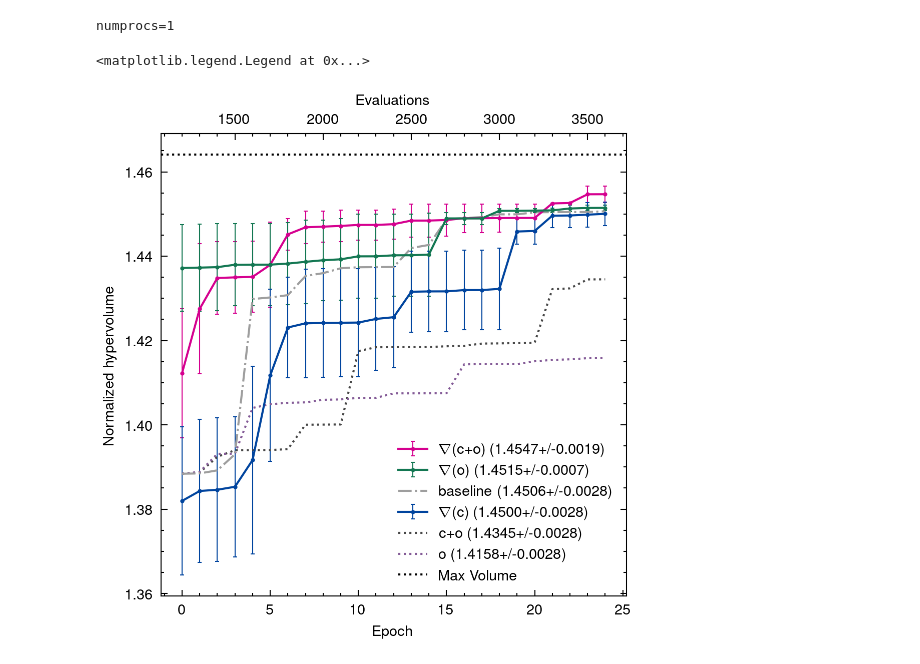
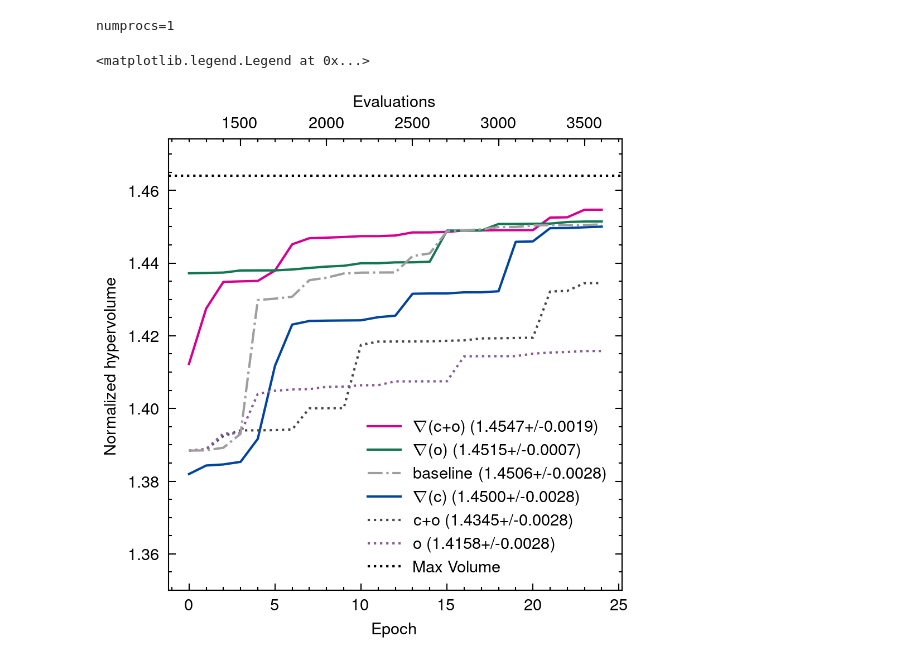
Before and after one commit to GazzolaLab/MultiObjectiveSurrogateOptimization, a Jupyter notebook: figure3.ipynb, the cells around one changed output. Drawn from its saved outputs; the diff is of its cells as text; code cells hidden in the pictures.

Commit message:
Improve visualization

```diff
--- a/figure3.ipynb
+++ b/figure3.ipynb
@@ -695,7 +723,7 @@ stash("figure3-bs_hvs", bs_hvs)
 # %%
 bs_hvs = restore("figure3-bs_hvs")
 # %%
-fig, ax = plt.subplots(1, 1, figsize=(4, 4))
+fig, ax = plt.subplots(1, 1, figsize=(3.5, 3.5))
 
 ax.axhline(y=1.1**4, color="black", linestyle=":", label="Max Volume")
 
@@ -710,10 +738,11 @@ for model_name, epoch_hvs in bs_hvs.items():
         y.append(np.mean(hvs))
         y_err.append(stats.sem(hvs))
 
-    ax.errorbar(
+    #ax.errorbar(
+    ax.plot(
         x,
         y,
-        yerr=y_err,
+        #yerr=y_err,
         label={
             "objective constraint": "$\\nabla$(c+o)",
             "objective": "$\\nabla$(o)",
@@ -723,7 +752,7 @@ for model_name, epoch_hvs in bs_hvs.items():
             #  "objective constraint distance": 'ocd',
         }[model_name]
         + f" ({ufloat(y[-1], y_err[-1])})",
-        fmt="-o",
+        #fmt="-o",
         color={
             "objective constraint": "#D5008F",
             "objective": "#137752",
@@ -733,9 +762,9 @@ for model_name, epoch_hvs in bs_hvs.items():
             # "objective constraint distance": 'yellow',
         }[model_name],
         markersize=1,
-        capsize=1,
-        elinewidth=0.5,
-        capthick=0.5,
+        #capsize=1,
+        #elinewidth=0.5,
+        #capthick=0.5,
     )
 
 
@@ -778,6 +807,8 @@ ax.plot(
 ax.set_xlabel("Epoch")
 # ax.set_xlim([-0.5,25])
 
+ax.set_ylim([1.35, 1.1**4+0.01])
+
 # ax.legend(loc='best')
 ax.tick_params(top=False)
 
@@ -786,33 +817,33 @@ secax = ax.secondary_xaxis(
     functions=(
         lambda x, ins=initial_samples["BS"]: x * 100 + ins,
         lambda x, ins=initial_samples["BS"]: (x + ins) / 100,
     ),
 )
 secax.set_xlabel("Evaluations")
 
 ax.set_ylabel("Normalized hypervolume")
 
 # sort by performance
 handles, labels = ax.get_legend_handles_labels()
 pairs = list(zip(handles, labels))
 
 
 def s(x):
     if "+/-" not in x[1]:
         return 0
     try:
         return float(x[1].split(" ")[1].split("+/-")[0].replace("(", ""))
     except:
         raise
         return 0
 
 
 pairs.sort(key=s, reverse=True)
 handles, labels = zip(*pairs)
 
 ax.legend(handles, labels)
 # %% [output]
 <matplotlib.legend.Legend at 0x...>
-[figure, old version]
+[figure, new version]
 # %%
 stash("figure3-bs-gradient-exploration", fig)
```
Also changed, not shown: parts of 2 cells of this notebook.
